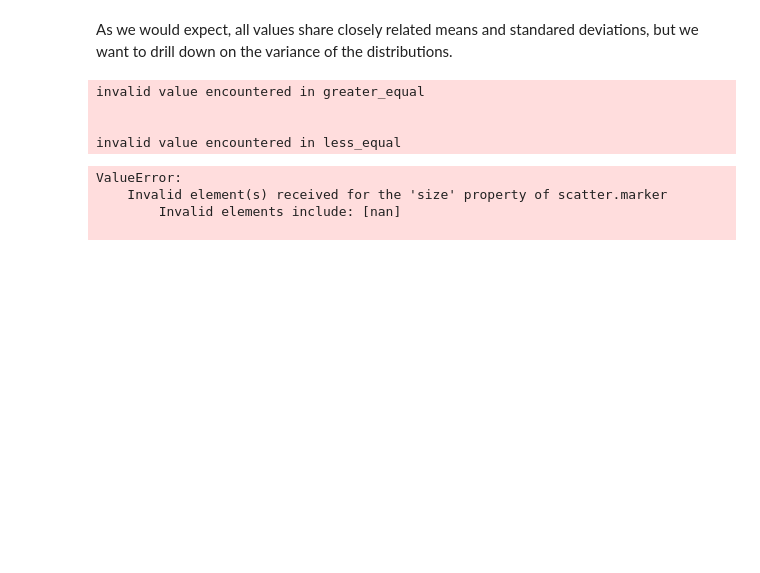
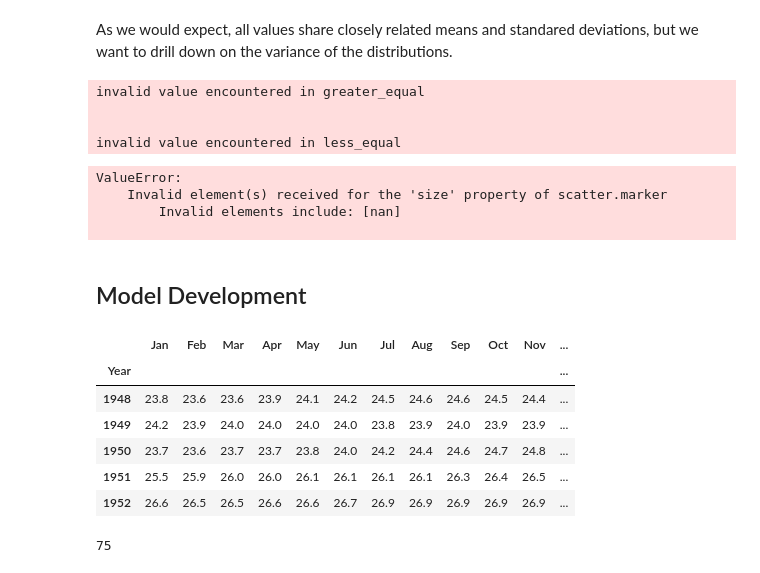
Before and after one commit to techthumb1/bls_project, a Jupyter notebook: notebooks/inflation_2022.ipynb, the cells around one changed output. Saved outputs shown, nothing was run; the diff lists cells and outputs as text; code cells hidden in the pictures; blank space fills up the shorter version.

Commit message:
Time lapse update

```diff
--- a/notebooks/inflation_2022.ipynb
+++ b/notebooks/inflation_2022.ipynb
@@ -117,3 +118,6 @@ ValueError:
     Invalid element(s) received for the 'size' property of scatter.marker
         Invalid elements include: [nan]
 
+# %% [markdown]
+
+## Model Development
@@ -119,0 +126,22 @@ ValueError:
+# %%
+# Range of time series is 73 years period 1948-2021
+cpi = pd.read_csv('/Users/jasonrobinson/Documents/Projects/bls_project/data_2/SeriesReport-cpi-urbwage-notadj.48.csv',
+                 index_col='Year')
+
+# Drop unnecessary columns
+cpi = cpi.drop(['HALF1', 'HALF2'], axis=1)
+cpi.head()
+# %% [output]
+|  | Jan | Feb | Mar | Apr | May | Jun | Jul | Aug | Sep | Oct | Nov | ... |
+| Year |  |  |  |  |  |  |  |  |  |  |  | ... |
+| 1948 | 23.8 | 23.6 | 23.6 | 23.9 | 24.1 | 24.2 | 24.5 | 24.6 | 24.6 | 24.5 | 24.4 | ... |
+| 1949 | 24.2 | 23.9 | 24.0 | 24.0 | 24.0 | 24.0 | 23.8 | 23.9 | 24.0 | 23.9 | 23.9 | ... |
+| 1950 | 23.7 | 23.6 | 23.7 | 23.7 | 23.8 | 24.0 | 24.2 | 24.4 | 24.6 | 24.7 | 24.8 | ... |
+| 1951 | 25.5 | 25.9 | 26.0 | 26.0 | 26.1 | 26.1 | 26.1 | 26.1 | 26.3 | 26.4 | 26.5 | ... |
+| 1952 | 26.6 | 26.5 | 26.5 | 26.6 | 26.6 | 26.7 | 26.9 | 26.9 | 26.9 | 26.9 | 26.9 | ... |
+# %%
+# Count number of months in dataset.
+states = cpi.shape[1]
+states
+# %% [output]
+75
```
Also changed, not shown: parts of 9 cells of this notebook, 17 other files.
